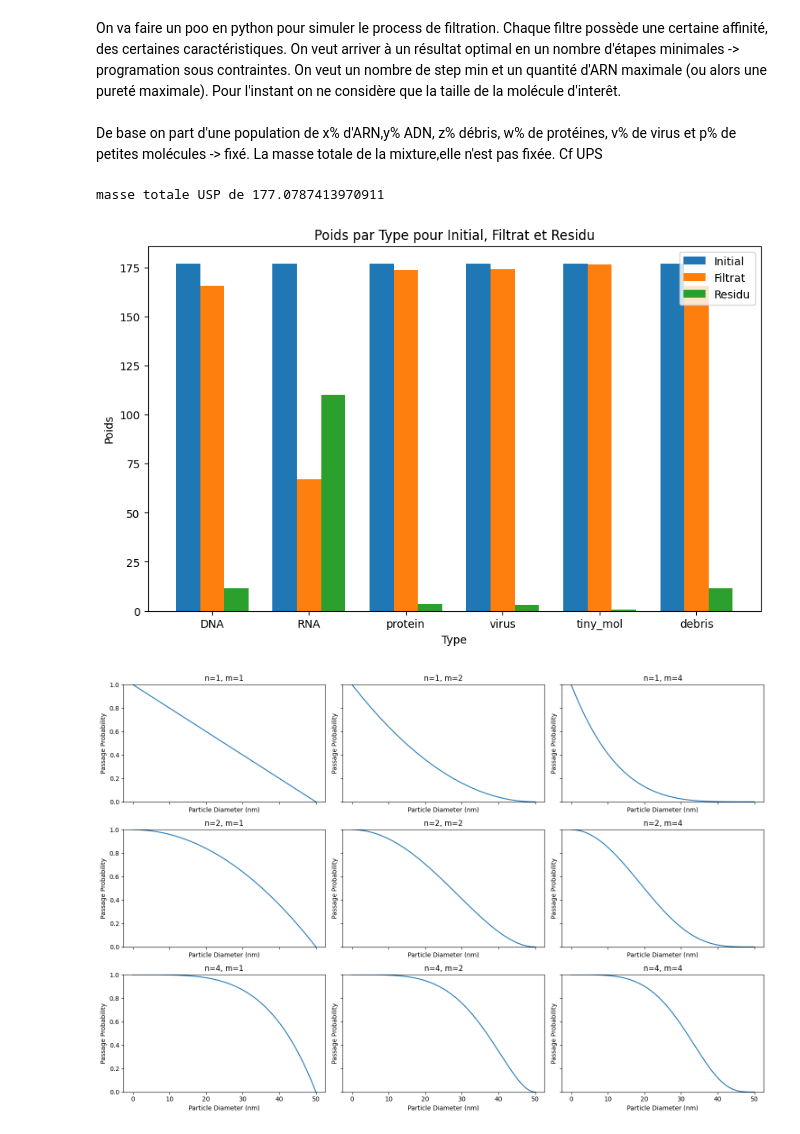
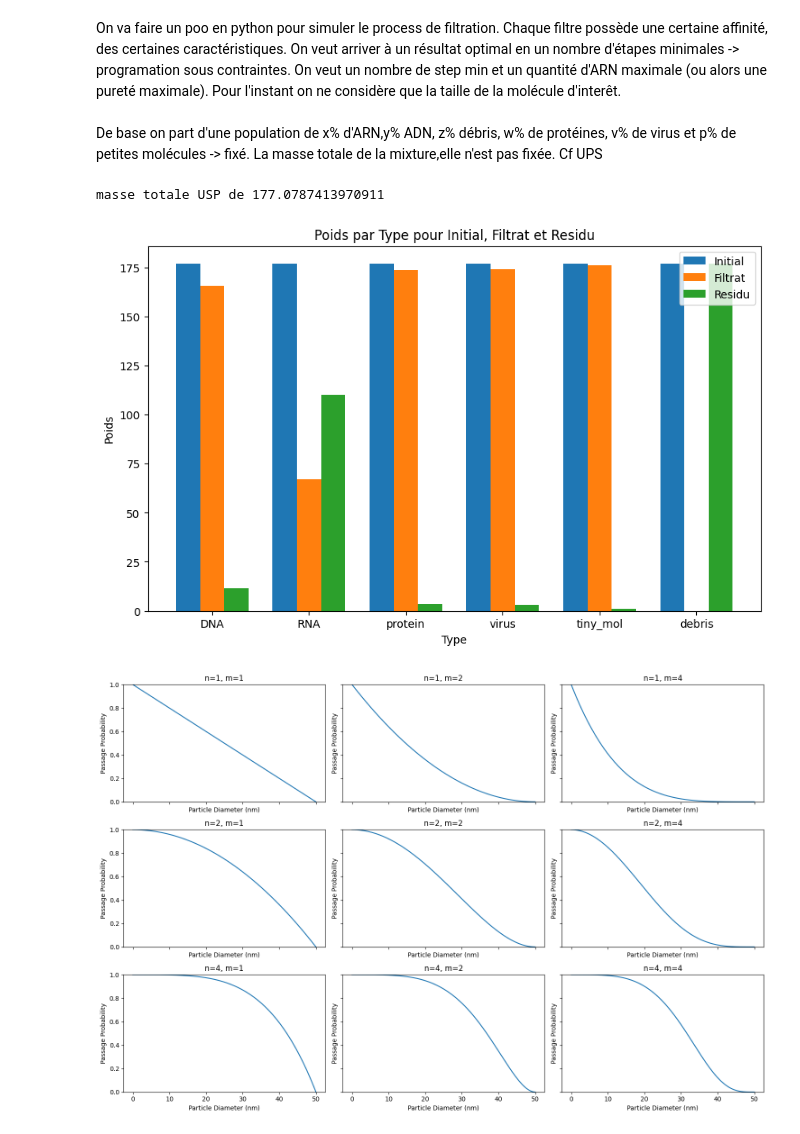
Before and after one commit to HugoKD/byoRNA, a Jupyter notebook: ByoRna.ipynb, the cells around one changed output. Drawn from its saved outputs; the diff is of its cells as text; code cells hidden in the pictures.

```diff
--- a/ByoRna.ipynb
+++ b/ByoRna.ipynb
@@ -167,24 +167,24 @@ class DSP:
 # %%
 ## Test
 
 dalton_to_gram = 1.66053906660e-24
 
 feed = [
     {'type': 'DNA', 'size': 200, 'pourcentage': 0.045, 'poids_unitaire': 200 * 330 * dalton_to_gram, 'poids' : usp.get_masse_X(100)},
     {'type': 'RNA', 'size': 340, 'pourcentage': 0.045, 'poids_unitaire': 340 * 340 * dalton_to_gram, 'poids' : usp.get_masse_X(100)},
     {'type': 'protein', 'size': 108, 'pourcentage': 0.10, 'poids_unitaire': 108 * 110 * dalton_to_gram, 'poids' : usp.get_masse_X(100)},
     {'type': 'virus', 'size': 100, 'pourcentage': 0.01, 'poids_unitaire': 100 * 10**9 * dalton_to_gram, 'poids' : usp.get_masse_X(100)},
-    {'type': 'tiny_mol', 'size': 1, 'pourcentage': 0.01, 'poids_unitaire': 1 * 180 * dalton_to_gram, 'poids' : usp.get_masse_X(100)},
-    {'type': 'debris', 'size': 200, 'pourcentage': 0.8, 'poids_unitaire': 200 * 5000 * dalton_to_gram, 'poids' : usp.get_masse_X(100)}
+    {'type': 'tiny_mol', 'size': 10, 'pourcentage': 0.01, 'poids_unitaire': 1 * 180 * dalton_to_gram, 'poids' : usp.get_masse_X(100)},
+    {'type': 'debris', 'size': 1000, 'pourcentage': 0.8, 'poids_unitaire': 200 * 5000 * dalton_to_gram, 'poids' : usp.get_masse_X(100)}
 ]
 
 print(f"masse totale USP de {usp.get_masse_X(100)}")
 
 process = DSP(feed)
 process.visu('logistique')
 # %% [output]
 masse totale USP de 177.0787413970911
-[figure, old version]
+[figure, new version]
 # %%
 ## Influence des paramètres n et m sur la fonction de passage
 
```
Also changed, not shown: parts of 1 cell of this notebook.
